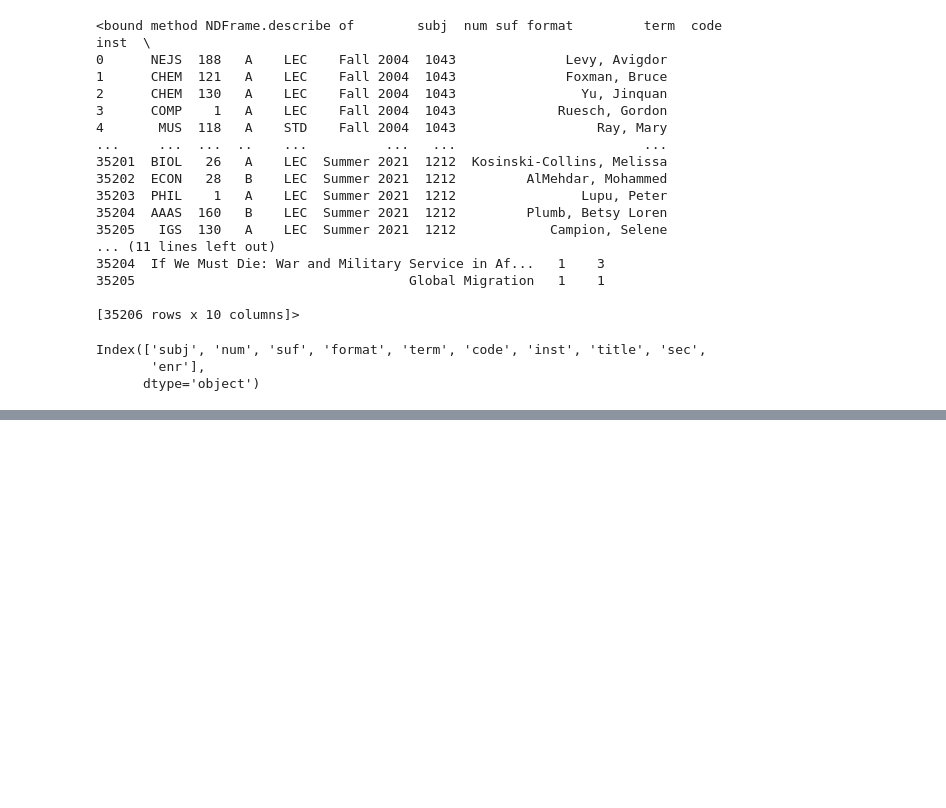
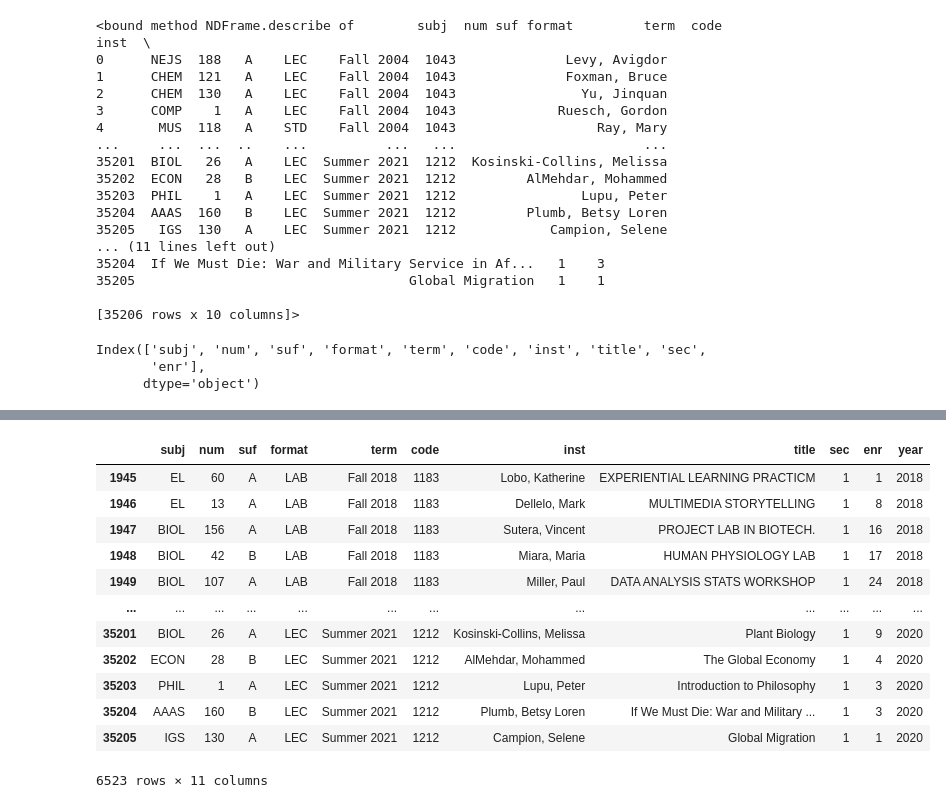
Before and after one commit to kaylahoffman/cs103a-cpa01, a Jupyter notebook: cpa01.ipynb, the cells around one changed output, grey strips where cells are left out. Cells and saved outputs as stored; diff of their text form; code cells hidden in the pictures; blank space fills up the shorter version.

```diff
--- a/cpa01.ipynb
+++ b/cpa01.ipynb
@@ -67,0 +113,5 @@ Index(['subj', 'num', 'suf', 'format', 'term', 'code', 'inst', 'title', 'sec',
+# %%
+#restrict time interval to since I've been a student here
+#Fall 2018 - Summer 2021
+course_df2 = course_df[course_df['code']>=1183]
+course_df2
@@ -67,0 +132,27 @@ Index(['subj', 'num', 'suf', 'format', 'term', 'code', 'inst', 'title', 'sec',
+# %%
+#add year column to table
+pd.options.mode.chained_assignment = None  # default='warn'
+course_df3 = course_df2.copy()
+def code2year(code):
+    ''' returns the academic year corresponding to a code'''
+    code=str(code)
+    year = int("20"+code[1:-1])
+    if code[-1]!='3':
+        year = year -1
+    return year
+course_df3['year'] = course_df3['code'].apply(code2year)
+course_df3
+# %% [output]
+|  | subj | num | suf | format | term | code | inst | title | sec | enr | year |
+| 1945 | EL | 60 | A | LAB | Fall 2018 | 1183 | Lobo, Katherine | EXPERIENTIAL LEARNING PRACTICM | 1 | 1 | 2018 |
+| 1946 | EL | 13 | A | LAB | Fall 2018 | 1183 | Dellelo, Mark | MULTIMEDIA STORYTELLING | 1 | 8 | 2018 |
+| 1947 | BIOL | 156 | A | LAB | Fall 2018 | 1183 | Sutera, Vincent | PROJECT LAB IN BIOTECH. | 1 | 16 | 2018 |
+| 1948 | BIOL | 42 | B | LAB | Fall 2018 | 1183 | Miara, Maria | HUMAN PHYSIOLOGY LAB | 1 | 17 | 2018 |
+| 1949 | BIOL | 107 | A | LAB | Fall 2018 | 1183 | Miller, Paul | DATA ANALYSIS STATS WORKSHOP | 1 | 24 | 2018 |
+| ... | ... | ... | ... | ... | ... | ... | ... | ... | ... | ... | ... |
+| 35201 | BIOL | 26 | A | LEC | Summer 2021 | 1212 | Kosinski-Collins, Melissa | Plant Biology | 1 | 9 | 2020 |
+| 35202 | ECON | 28 | B | LEC | Summer 2021 | 1212 | AlMehdar, Mohammed | The Global Economy | 1 | 4 | 2020 |
+| 35203 | PHIL | 1 | A | LEC | Summer 2021 | 1212 | Lupu, Peter | Introduction to Philosophy | 1 | 3 | 2020 |
+| 35204 | AAAS | 160 | B | LEC | Summer 2021 | 1212 | Plumb, Betsy Loren | If We Must Die: War and Military ... | 1 | 3 | 2020 |
+| 35205 | IGS | 130 | A | LEC | Summer 2021 | 1212 | Campion, Selene | Global Migration | 1 | 1 | 2020 |
+6523 rows × 11 columns
```
Also changed, not shown: parts of 20 cells of this notebook.
